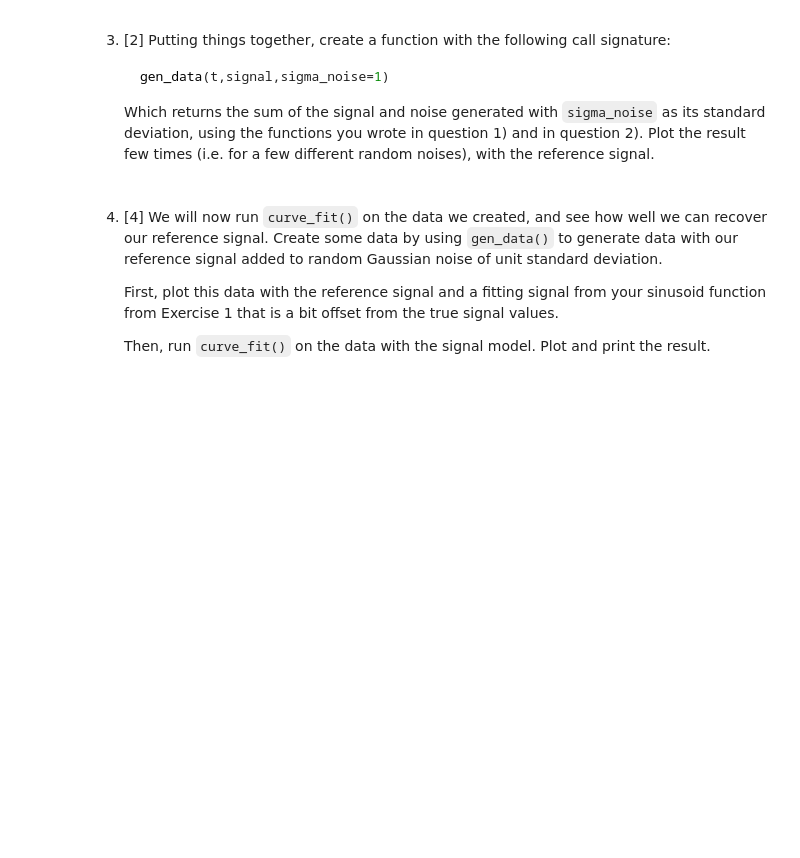
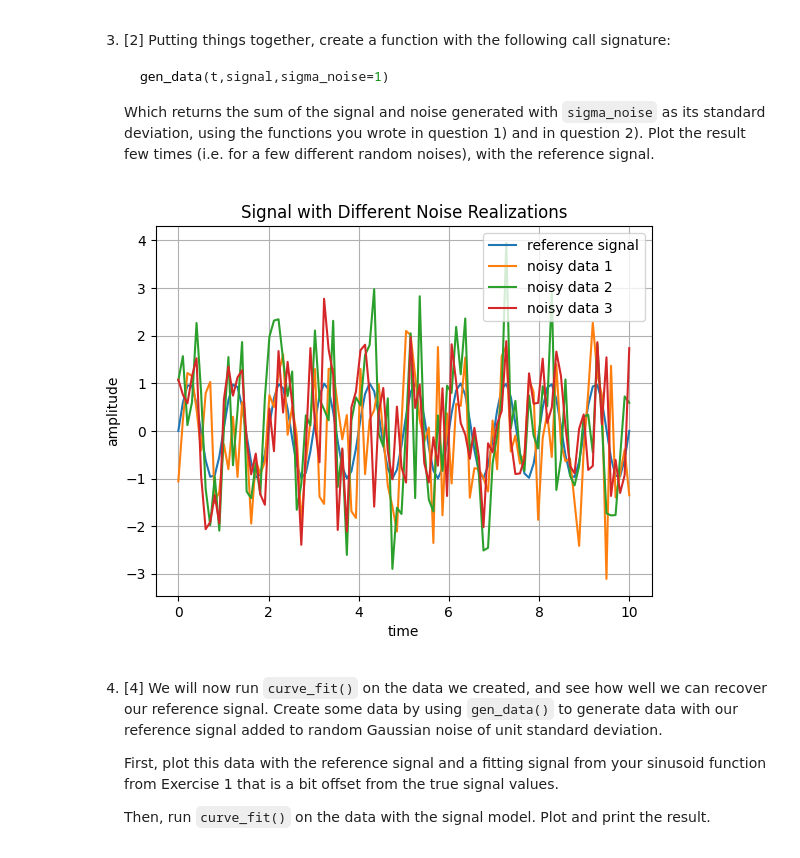
Before and after one commit to PX2145-2025/week-1-b-Zach-Bryant-2, a Jupyter notebook: Curvefit_2.ipynb, the cells around one changed output. Saved outputs shown, nothing was run; the diff lists cells and outputs as text; code cells hidden in the pictures; blank space fills up the shorter version.

````diff
--- a/Curvefit_2.ipynb
+++ b/Curvefit_2.ipynb
@@ -87,6 +130,36 @@ See the bottom of the worksheet for Exercise 0, solved on video available on Lea
    gen_data(t,signal,sigma_noise=1)
    ```
    Which returns the sum of the signal and noise generated with `sigma_noise` as its standard deviation, using the functions you wrote in question 1) and in question 2). Plot the result  few times (i.e. for a few different random noises), with the reference signal.
+# %%
+def gen_data(t, signal, sigma_noise=1):
+  """Generates data by adding Gaussian noise to a signal.
+
+  Args:
+    t: The time array.
+    signal: The signal array.
+    sigma_noise: The standard deviation of the noise.
+
+  Returns:
+    An array of the signal with added noise.
+  """
+  noise = gaussian_noise(len(t), sigma_noise)
+  return signal + noise
+
+# Plot the result a few times with different random noises
+plt.figure()
+plt.plot(t, sine_wave_default, label='reference signal')
+for i in range(3):
+  noisy_data = gen_data(t, sine_wave_default, sigma_noise=1)
+  plt.plot(t, noisy_data, label=f'noisy data {i+1}')
+
+plt.xlabel('time')
+plt.ylabel('amplitude')
+plt.title('Signal with Different Noise Realizations')
+plt.legend()
+plt.grid()
+plt.show()
+# %% [output]
+[figure, added]
 # %% [markdown]
 4. [4] We will now run `curve_fit()` on the data we created, and see how well we can recover our reference signal. Create some data by using `gen_data()` to generate data with our reference signal added to random Gaussian noise of unit standard deviation.
 
````
Also changed, not shown: parts of 16 cells of this notebook.
